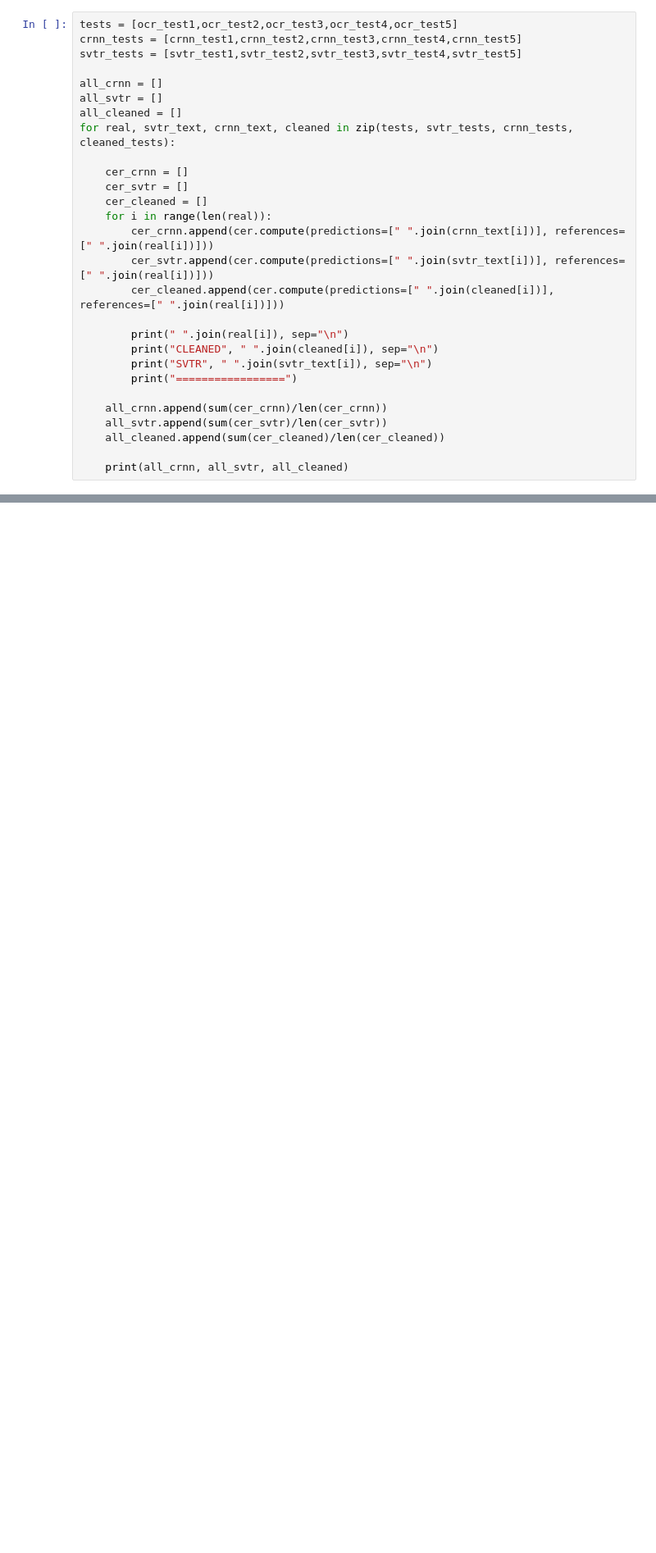
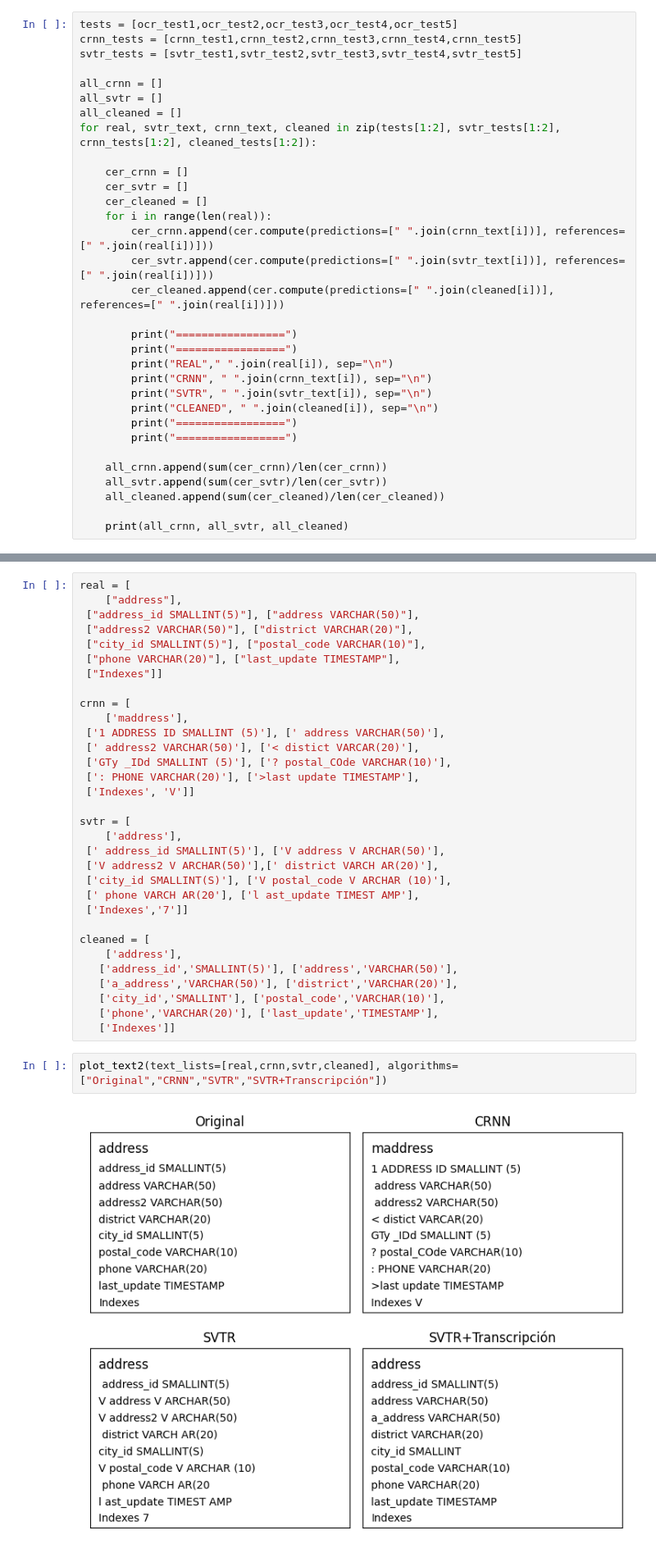
Before and after one commit to IgnacioCazcarra/TFI-Cazcarra, a Jupyter notebook: notebooks/1.7.5-ic-measure_ocr_rate.ipynb, the cells around one changed output, grey strips where cells are left out. Shown at 82% size. Saved outputs shown, nothing was run; the diff lists cells and outputs as text; blank space fills up the shorter version.

```diff
--- a/notebooks/1.7.5-ic-measure_ocr_rate.ipynb
+++ b/notebooks/1.7.5-ic-measure_ocr_rate.ipynb
@@ -394,7 +396,7 @@ svtr_tests = [svtr_test1,svtr_test2,svtr_test3,svtr_test4,svtr_test5]
 all_crnn = []
 all_svtr = []
 all_cleaned = []
-for real, svtr_text, crnn_text, cleaned in zip(tests, svtr_tests, crnn_tests, cleaned_tests):
+for real, svtr_text, crnn_text, cleaned in zip(tests[1:2], svtr_tests[1:2], crnn_tests[1:2], cleaned_tests[1:2]):
 
     cer_crnn = []
     cer_svtr = []
@@ -404,9 +406,13 @@ for real, svtr_text, crnn_text, cleaned in zip(tests, svtr_tests, crnn_tests, cl
         cer_svtr.append(cer.compute(predictions=[" ".join(svtr_text[i])], references=[" ".join(real[i])]))
         cer_cleaned.append(cer.compute(predictions=[" ".join(cleaned[i])], references=[" ".join(real[i])]))
 
-        print(" ".join(real[i]), sep="\n")
+        print("=================")
+        print("=================")
+        print("REAL"," ".join(real[i]), sep="\n")
+        print("CRNN", " ".join(crnn_text[i]), sep="\n")
+        print("SVTR", " ".join(svtr_text[i]), sep="\n")
         print("CLEANED", " ".join(cleaned[i]), sep="\n")
-        print("SVTR", " ".join(svtr_text[i]), sep="\n")
+        print("=================")
         print("=================")
 
     all_crnn.append(sum(cer_crnn)/len(cer_crnn))
@@ -445,0 +496,36 @@ CLEANED 0.01037348653225765
+# %%
+real = [
+    ["address"],
+ ["address_id SMALLINT(5)"], ["address VARCHAR(50)"],
+ ["address2 VARCHAR(50)"], ["district VARCHAR(20)"],
+ ["city_id SMALLINT(5)"], ["postal_code VARCHAR(10)"],
+ ["phone VARCHAR(20)"], ["last_update TIMESTAMP"],
+ ["Indexes"]]
+
+crnn = [
+    ['maddress'],
+ ['1 ADDRESS ID SMALLINT (5)'], [' address VARCHAR(50)'],
+ [' address2 VARCHAR(50)'], ['< distict VARCAR(20)'],
+ ['GTy _IDd SMALLINT (5)'], ['? postal_COde VARCHAR(10)'],
+ [': PHONE VARCHAR(20)'], ['>last update TIMESTAMP'],
+ ['Indexes', 'V']]
+
+svtr = [
+    ['address'],
+ [' address_id SMALLINT(5)'], ['V address V ARCHAR(50)'],
+ ['V address2 V ARCHAR(50)'],[' district VARCH AR(20)'],
+ ['city_id SMALLINT(S)'], ['V postal_code V ARCHAR (10)'],
+ [' phone VARCH AR(20'], ['l ast_update TIMEST AMP'],
+ ['Indexes','7']]
+
+cleaned = [
+    ['address'],
+   ['address_id','SMALLINT(5)'], ['address','VARCHAR(50)'],
+   ['a_address','VARCHAR(50)'], ['district','VARCHAR(20)'],
+   ['city_id','SMALLINT'], ['postal_code','VARCHAR(10)'],
+   ['phone','VARCHAR(20)'], ['last_update','TIMESTAMP'],
+   ['Indexes']]
+# %%
+plot_text2(text_lists=[real,crnn,svtr,cleaned], algorithms=["Original","CRNN","SVTR","SVTR+Transcripción"])
+# %% [output]
+[figure, added]
```
Also changed, not shown: parts of 10 cells of this notebook, 7 other files.
